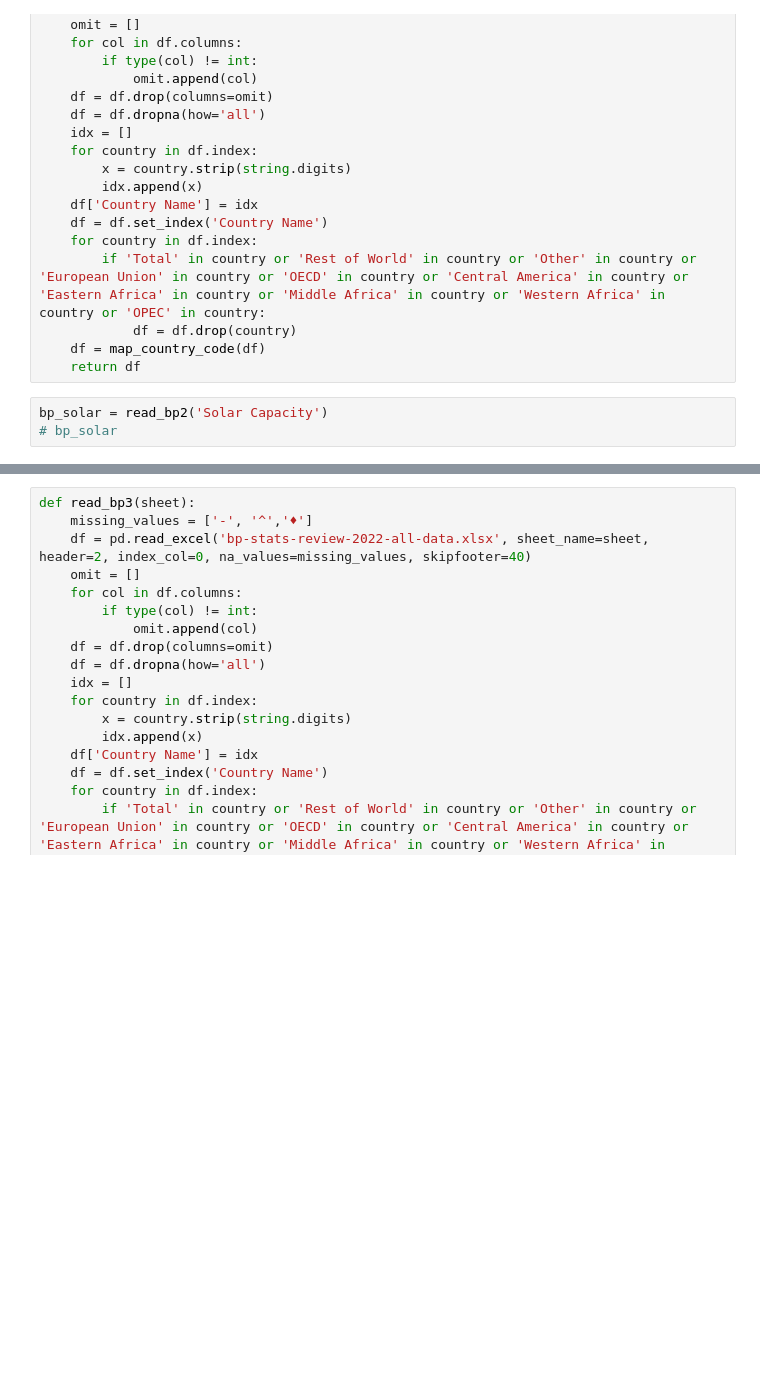
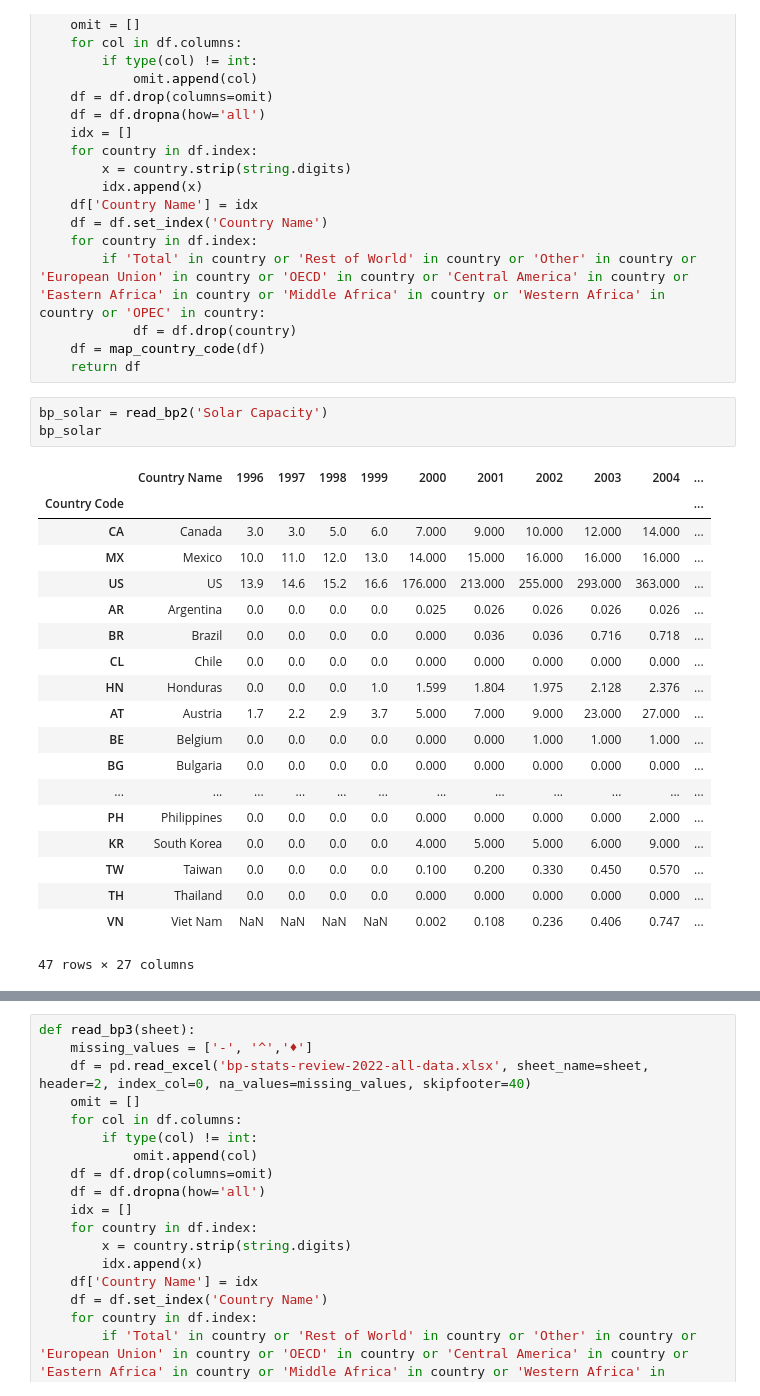
Before and after one commit to ariana848/historical_tech, a Jupyter notebook: read_bp.ipynb, the cells around one changed output, grey strips where cells are left out. Drawn from its saved outputs; the diff is of its cells as text; blank space fills up the shorter version.

```diff
--- a/read_bp.ipynb
+++ b/read_bp.ipynb
@@ -142,6 +344,26 @@ def read_bp2(sheet):
     return df
 # %%
 bp_solar = read_bp2('Solar Capacity')
-# bp_solar
+bp_solar
+# %% [output]
+|  | Country Name | 1996 | 1997 | 1998 | 1999 | 2000 | 2001 | 2002 | 2003 | 2004 | ... |
+| Country Code |  |  |  |  |  |  |  |  |  |  | ... |
+| CA | Canada | 3.0 | 3.0 | 5.0 | 6.0 | 7.000 | 9.000 | 10.000 | 12.000 | 14.000 | ... |
+| MX | Mexico | 10.0 | 11.0 | 12.0 | 13.0 | 14.000 | 15.000 | 16.000 | 16.000 | 16.000 | ... |
+| US | US | 13.9 | 14.6 | 15.2 | 16.6 | 176.000 | 213.000 | 255.000 | 293.000 | 363.000 | ... |
+| AR | Argentina | 0.0 | 0.0 | 0.0 | 0.0 | 0.025 | 0.026 | 0.026 | 0.026 | 0.026 | ... |
+| BR | Brazil | 0.0 | 0.0 | 0.0 | 0.0 | 0.000 | 0.036 | 0.036 | 0.716 | 0.718 | ... |
+| CL | Chile | 0.0 | 0.0 | 0.0 | 0.0 | 0.000 | 0.000 | 0.000 | 0.000 | 0.000 | ... |
+| HN | Honduras | 0.0 | 0.0 | 0.0 | 1.0 | 1.599 | 1.804 | 1.975 | 2.128 | 2.376 | ... |
+| AT | Austria | 1.7 | 2.2 | 2.9 | 3.7 | 5.000 | 7.000 | 9.000 | 23.000 | 27.000 | ... |
+| BE | Belgium | 0.0 | 0.0 | 0.0 | 0.0 | 0.000 | 0.000 | 1.000 | 1.000 | 1.000 | ... |
+| BG | Bulgaria | 0.0 | 0.0 | 0.0 | 0.0 | 0.000 | 0.000 | 0.000 | 0.000 | 0.000 | ... |
+| ... | ... | ... | ... | ... | ... | ... | ... | ... | ... | ... | ... |
+| PH | Philippines | 0.0 | 0.0 | 0.0 | 0.0 | 0.000 | 0.000 | 0.000 | 0.000 | 2.000 | ... |
+| KR | South Korea | 0.0 | 0.0 | 0.0 | 0.0 | 4.000 | 5.000 | 5.000 | 6.000 | 9.000 | ... |
+| TW | Taiwan | 0.0 | 0.0 | 0.0 | 0.0 | 0.100 | 0.200 | 0.330 | 0.450 | 0.570 | ... |
+| TH | Thailand | 0.0 | 0.0 | 0.0 | 0.0 | 0.000 | 0.000 | 0.000 | 0.000 | 0.000 | ... |
+| VN | Viet Nam | NaN | NaN | NaN | NaN | 0.002 | 0.108 | 0.236 | 0.406 | 0.747 | ... |
+47 rows × 27 columns
 # %%
 bp_wind = read_bp2('Wind Capacity')
```
Also changed, not shown: parts of 15 cells of this notebook, 1 other file.
